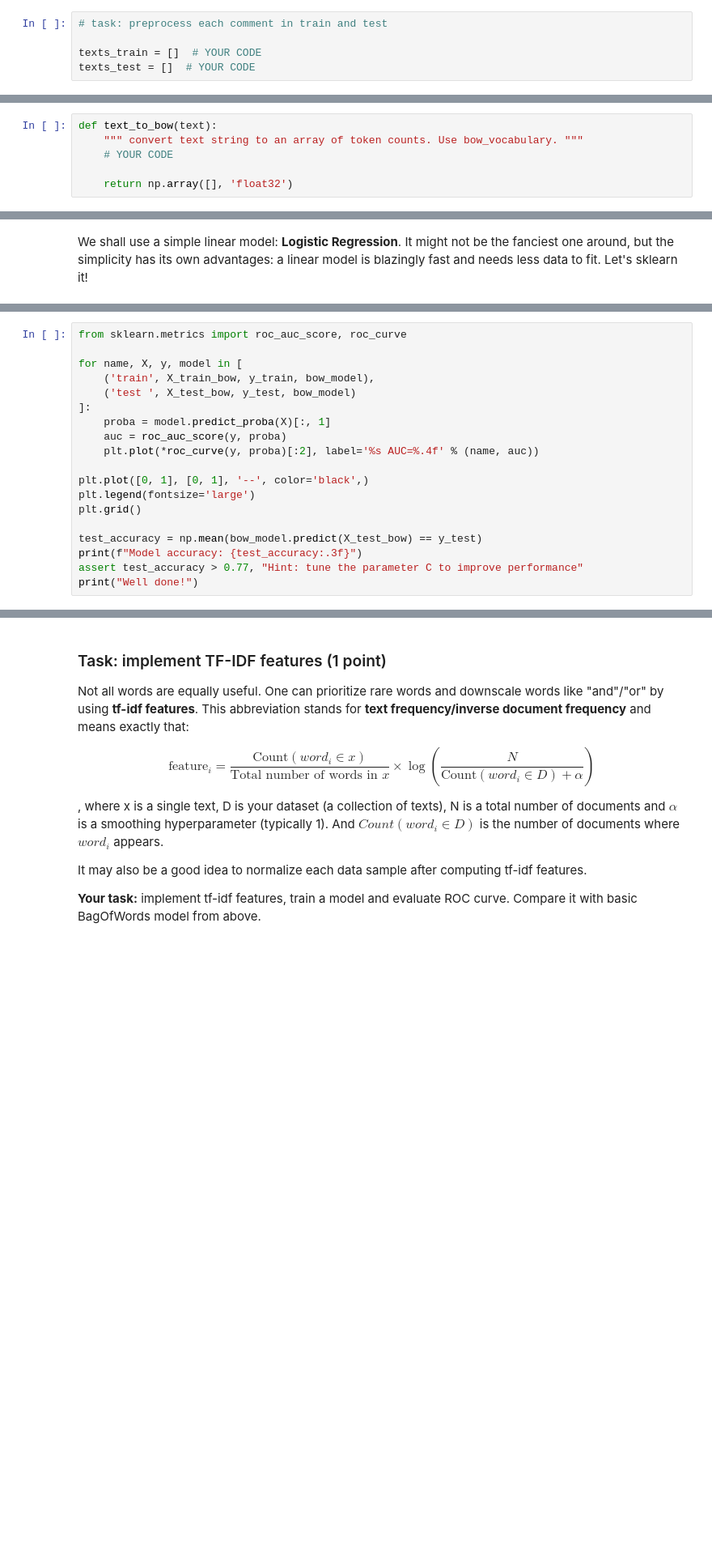
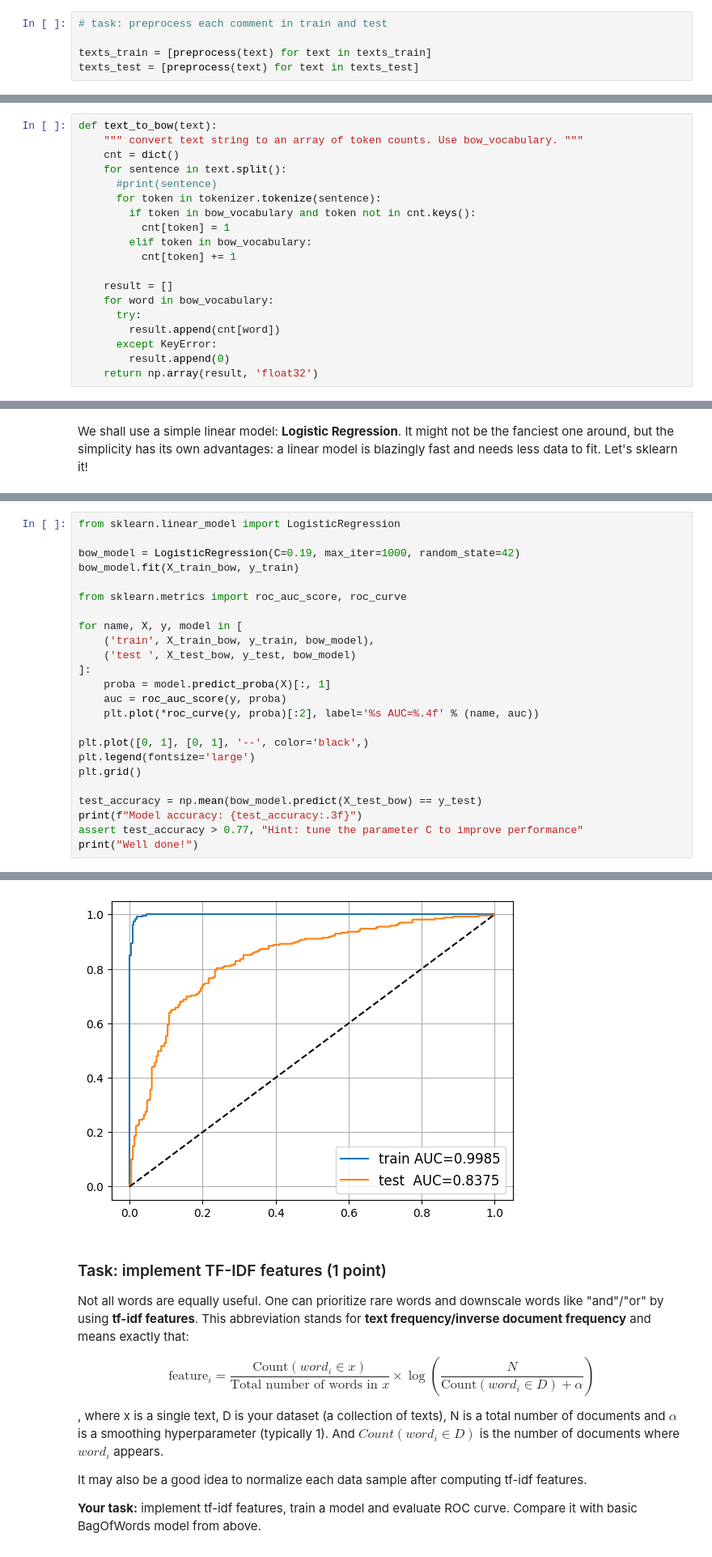
Before and after one commit to vandart10/Assembler, a Jupyter notebook: week01_embeddings/seminar.ipynb, the cells around one changed output, grey strips where cells are left out. Shown at 81% size. Saved outputs shown, nothing was run; the diff lists cells and outputs as text; blank space fills up the shorter version.

```diff
--- a/week01_embeddings/seminar.ipynb
+++ b/week01_embeddings/seminar.ipynb
@@ -388,8 +428,8 @@ print("after:", preprocess(text),)
 # %%
 # task: preprocess each comment in train and test
 
-texts_train = []  # YOUR CODE
-texts_test = []  # YOUR CODE
+texts_train = [preprocess(text) for text in texts_train]
+texts_test = [preprocess(text) for text in texts_test]
 # %%
 assert texts_train[5] ==  'who cares anymore . they attack with impunity .'
 assert texts_test[89] == 'hey todds ! quick q ? why are you so gay'
@@ -419,9 +476,22 @@ print('example features:', sorted(bow_vocabulary)[::100])
-# %%
-def text_to_bow(text):
-    """ convert text string to an array of token counts. Use bow_vocabulary. """
-    # YOUR CODE
-
-    return np.array([], 'float32')
+# %%
+def text_to_bow(text):
+    """ convert text string to an array of token counts. Use bow_vocabulary. """
+    cnt = dict()
+    for sentence in text.split():
+      #print(sentence)
+      for token in tokenizer.tokenize(sentence):
+        if token in bow_vocabulary and token not in cnt.keys():
+          cnt[token] = 1
+        elif token in bow_vocabulary:
+          cnt[token] += 1
+
+    result = []
+    for word in bow_vocabulary:
+      try:
+        result.append(cnt[word])
+      except KeyError:
+        result.append(0)
+    return np.array(result, 'float32')
 # %%
 X_train_bow = np.stack(list(map(text_to_bow, texts_train)))
 X_test_bow = np.stack(list(map(text_to_bow, texts_test)))
@@ -442,4 +512,9 @@ bow_model = None  # YOUR CODE HERE - train a logistic regression
 # %%
+from sklearn.linear_model import LogisticRegression
+
+bow_model = LogisticRegression(C=0.19, max_iter=1000, random_state=42)
+bow_model.fit(X_train_bow, y_train)
+
 from sklearn.metrics import roc_auc_score, roc_curve
 
 for name, X, y, model in [
@@ -458,3 +533,4 @@ test_accuracy = np.mean(bow_model.predict(X_test_bow) == y_test)
 print(f"Model accuracy: {test_accuracy:.3f}")
 assert test_accuracy > 0.77, "Hint: tune the parameter C to improve performance"
 print("Well done!")
+# %% [output]
@@ -461,3 +539,4 @@ print("Well done!")
+[figure, added]
 # %% [markdown]
 ### Task: implement TF-IDF features (1 point)
 
```
Also changed, not shown: parts of 21 cells of this notebook.
